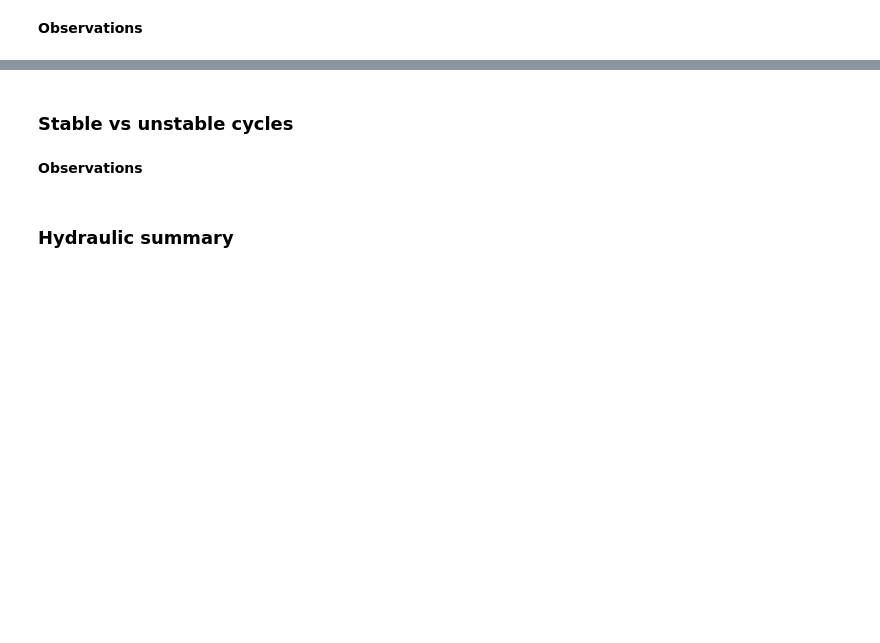
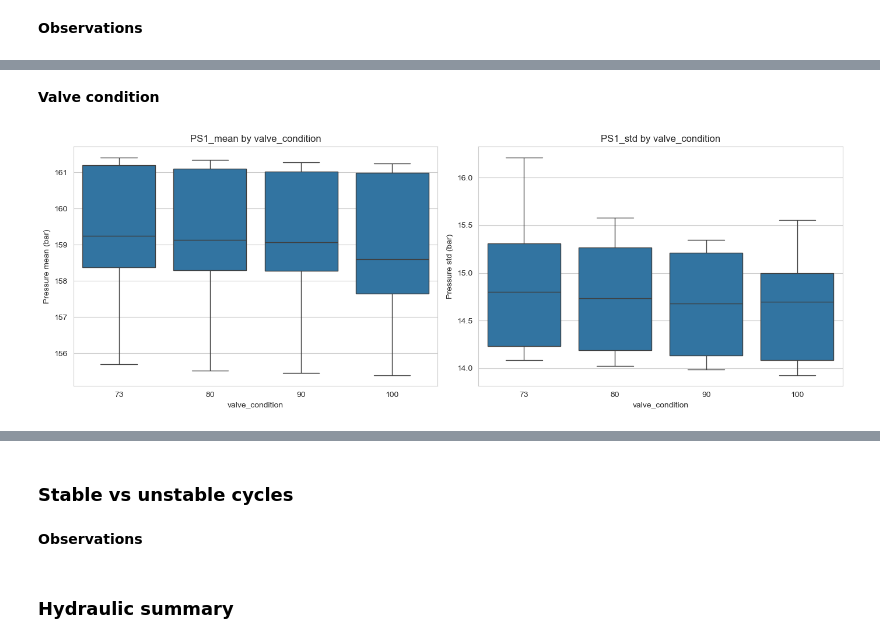
Before and after one commit to Vanya2307/Predictive-Maintenance-Fluid-Systems, a Jupyter notebook: notebooks/02_exploratory_data_analysis.ipynb, the cells around one changed output, grey strips where cells are left out. Saved outputs shown, nothing was run; the diff lists cells and outputs as text; code cells hidden in the pictures; blank space fills up the shorter version.

```diff
--- a/notebooks/02_exploratory_data_analysis.ipynb
+++ b/notebooks/02_exploratory_data_analysis.ipynb
@@ -549,0 +598,25 @@ Overall, the correlation structure supports the earlier distribution analysis: t
+# %% [markdown]
+**Valve condition**
+# %%
+fig, axes = plt.subplots(1, 2, figsize=(14, 5))
+
+sns.boxplot(
+    data=hydraulics, x='valve_condition', y='PS1_mean', ax=axes[0],
+    showfliers=False
+)
+axes[0].set_title('PS1_mean by valve_condition')
+axes[0].set_xlabel('valve_condition')
+axes[0].set_ylabel('Pressure mean (bar)')
+
+sns.boxplot(
+    data=hydraulics, x='valve_condition', y='PS1_std', ax=axes[1],
+    showfliers=False
+)
+axes[1].set_title('PS1_std by valve_condition')
+axes[1].set_xlabel('valve_condition')
+axes[1].set_ylabel('Pressure std (bar)')
+
+plt.tight_layout()
+plt.show()
+# %% [output]
+[figure, added]
```
Also changed, not shown: parts of 13 cells of this notebook, 1 other file.
